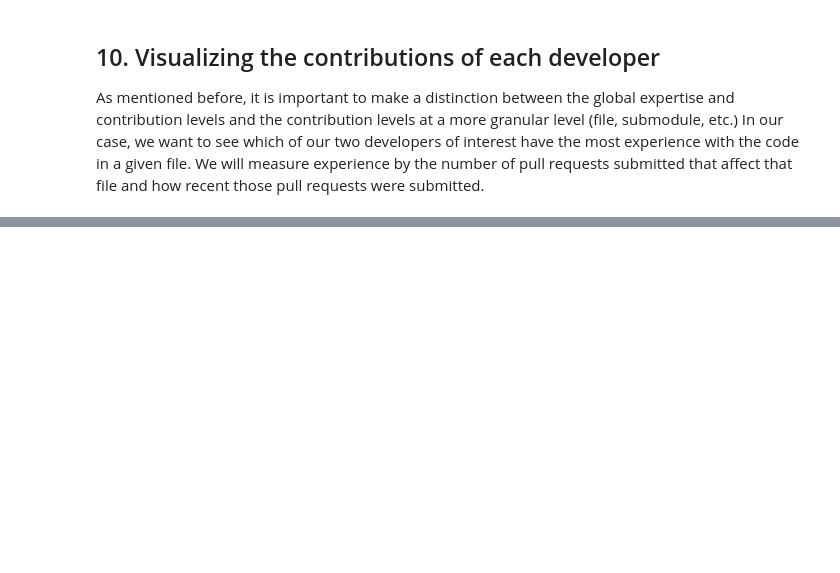
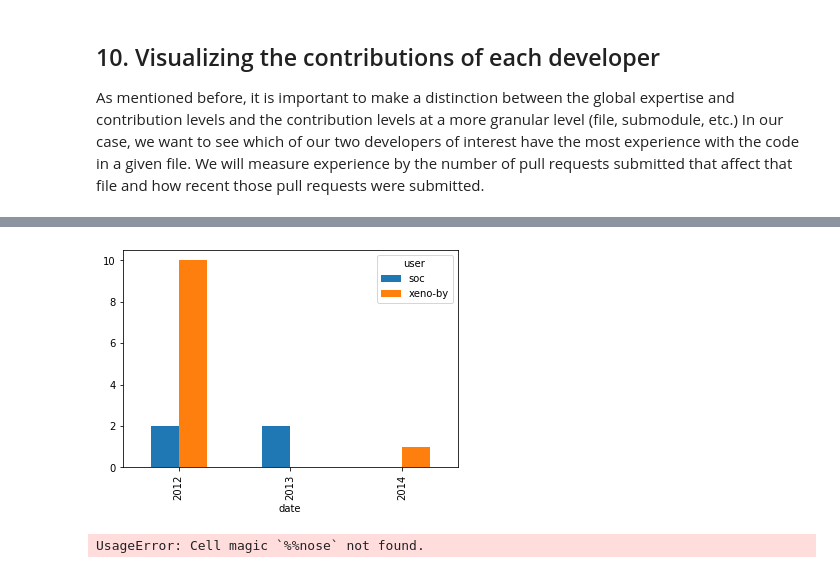
Before and after one commit to Hotlynn2/THE-GITHUB-HISTORY-OF-THE-SCALA-LANGUAGE, a Jupyter notebook: Scal Real-world project.ipynb, the cells around one changed output, grey strips where cells are left out. Cells and saved outputs as stored; diff of their text form; code cells hidden in the pictures; blank space fills up the shorter version.

```diff
--- a/Scal Real-world project.ipynb
+++ b/Scal Real-world project.ipynb
@@ -465,16 +481,16 @@ authors = ['xeno-by', 'soc']
 file = 'src/compiler/scala/reflect/reify/phases/Calculate.scala'
 
 # Select the pull requests submitted by the authors, from the `data` DataFrame
-by_author =
+by_author = data[data['user'].isin(authors)]
 
 # Select the pull requests that affect the file
-by_file = ...
+by_file = by_author.loc[data['file'] == file]
 
 # Group and count the number of PRs done by each user each year
 grouped = by_file.groupby(['user', by_file['date'].dt.year]).count()['pid'].reset_index()
 
 # Transform the data into a wide format
-by_file_wide = ...
+by_file_wide = grouped.pivot_table(index='date', columns='user', values='pid', fill_value=0)
 
 # Plot the results
 by_file_wide.plot(kind='bar')
@@ -483,3 +499,4 @@ SyntaxError: invalid syntax (<ipython-input-28-32af0f68cc11>, line 5)
+[figure, added]
 # %%
 %%nose
 
@@ -503,3 +520,5 @@ def test_by_file():
 def test_by_file_wide():
     assert len(by_file_wide) == 3, \
     'There should be only 3 years that matches our data.'
+# %% [output]
+UsageError: Cell magic `%%nose` not found.
```
Also changed, not shown: parts of 2 cells of this notebook.
